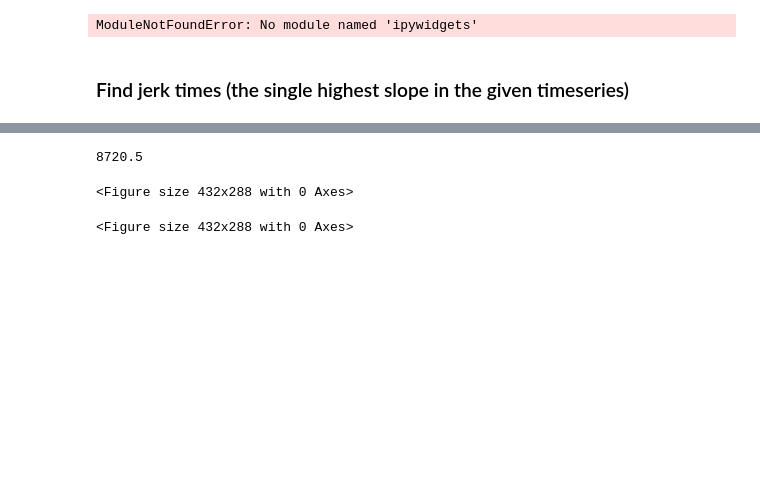
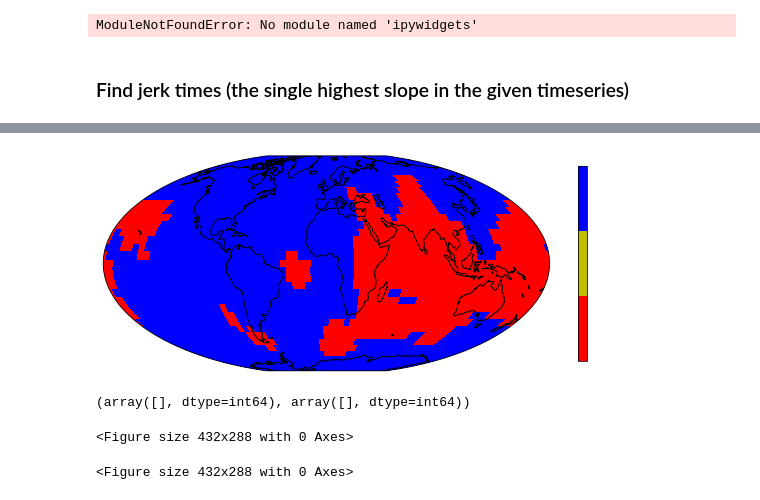
Before and after one commit to plivermore/jerk_finder, a Jupyter notebook: Python/Explore_path_model3.ipynb, the cells around one changed output, grey strips where cells are left out. Drawn from its saved outputs; the diff is of its cells as text; code cells hidden in the pictures; blank space fills up the shorter version.

```diff
--- a/Python/Explore_path_model3.ipynb
+++ b/Python/Explore_path_model3.ipynb
@@ -491,7 +543,52 @@ f.savefig('Jerk_timing_component'+str(component)+'_type_'+type+'.pdf', bbox_inch
 # %%
-np.nanmin(jerk_times)
+from matplotlib.pyplot import *
+
+times_for_model = 0.5*( time_intervals_edges[:-1] + time_intervals_edges[1:])
+jerk_times = np.zeros( (slopes.shape[0], slopes.shape[1],3), dtype=float)
+
+for component in range(3):
+
+    (phi_grid,theta_grid), slopes = find_slope_change(results, component = component,
+                                type = 'median_grad', times=times_for_model , normalise = 'meanSV')
+    threshold = 0.3
+    for i in range(slopes.shape[0]):
+        for j in range(slopes.shape[1]):
+            jerk_times[i,j] = times_for_model[slopes[i,j,:].argmax() ]
+            if slopes[i,j,:].max() < threshold:
+                jerk_times[i,j,component] = 'NaN'
+    jerk_min_time =  8880
+
+jerk_colour = np.zeros( (slopes.shape[0], slopes.shape[1],3), dtype=int)
+jerk_colour = np.argmin(jerk_times,axis=2)
+
+from mpl_toolkits.axes_grid1.inset_locator import inset_axes
+
+f, axes = plt.subplots(nrows=1, ncols=1,figsize=(10,12), subplot_kw={'projection': ccrs.Mollweide() })
+marker_size = 11.
+
+#cax = axes.scatter(phi_grid,90.-theta_grid, s = marker_size, c=slopes[:,:,time_index],cmap=cmap, vmin=0, vmax=10)
+#axes.pcolormesh(slopes[:,:,time_index],origin='upper',extent=(-180,180,90,0) )
+discrete   = matplotlib.colors.ListedColormap( [ 'r', 'y', 'b' ] )
+pc = axes.pcolormesh(phi_grid, 90. - theta_grid, jerk_colour[:,:], cmap=discrete,vmin = 0, vmax=2, transform=ccrs.PlateCarree())
+#gl = axes.gridlines(crs=ccrs.PlateCarree(), draw_labels=True,
+#              linewidth=2, color='gray', alpha=0.5, linestyle='--')
+
+axes.coastlines()
+#axes.set_title('Delta at time {0:f}'.format(times[time_index]) )
+axes.top_labels = False
+axes.right_labels = False
+axes.xlines = False
+axes.xlocator = mticker.FixedLocator([-180, -135., -90, -45., 0, 45., 90, 135., 180])
+axes.xformatter = LONGITUDE_FORMATTER
+axes.yformatter = LATITUDE_FORMATTER
+
+clb = plt.colorbar(pc, ax=axes, shrink=0.30, boundaries = [0,1,2],ticks=[] )
 # %% [output]
-8720.5
+[figure, added]
+# %%
+np.where(jerk_colour == 1)
+# %% [output]
+(array([], dtype=int64), array([], dtype=int64))
 # %%
 def find_jerk_time():
     ntheta = 33
```
Also changed, not shown: parts of 13 cells of this notebook, 9 other files.
